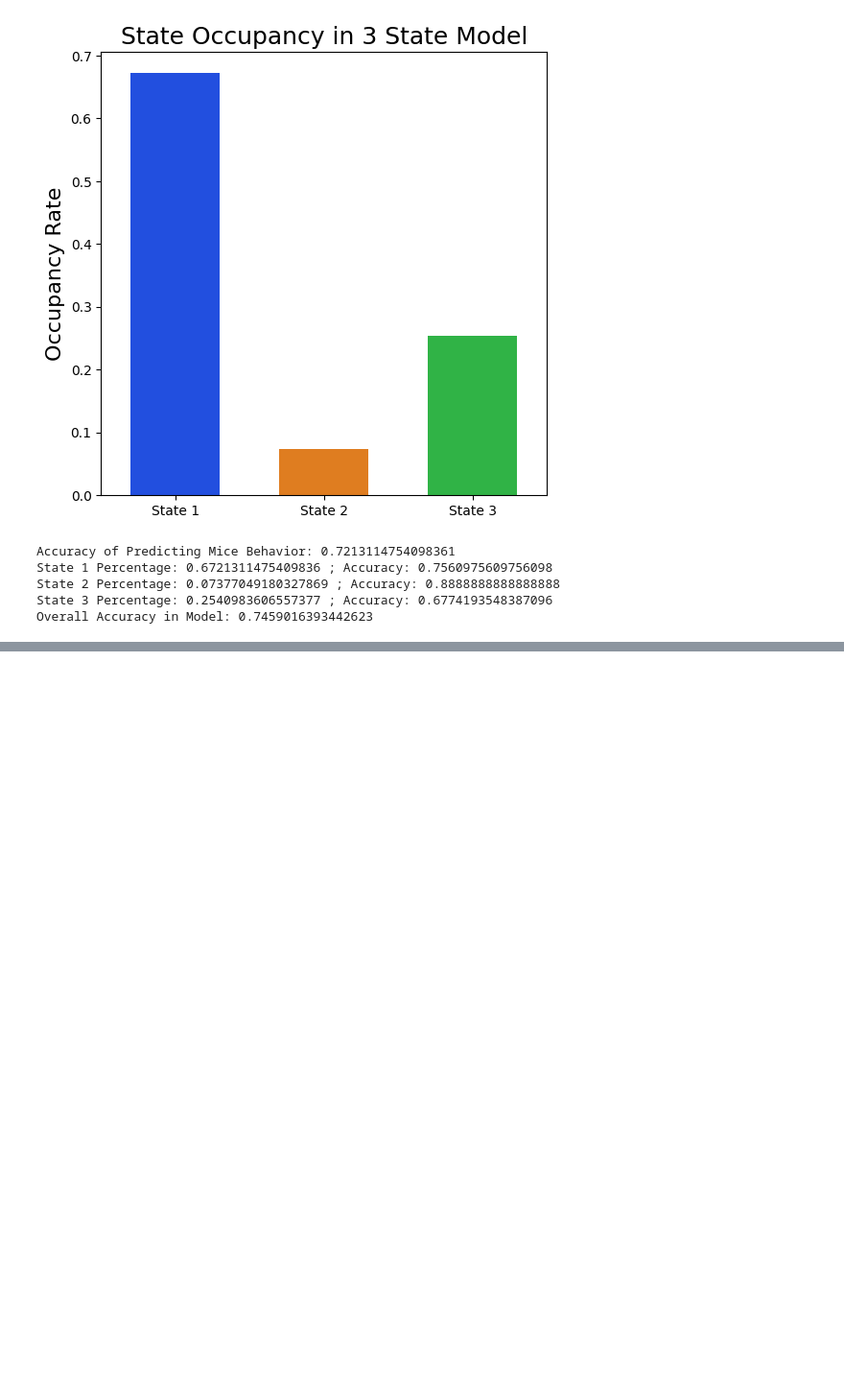
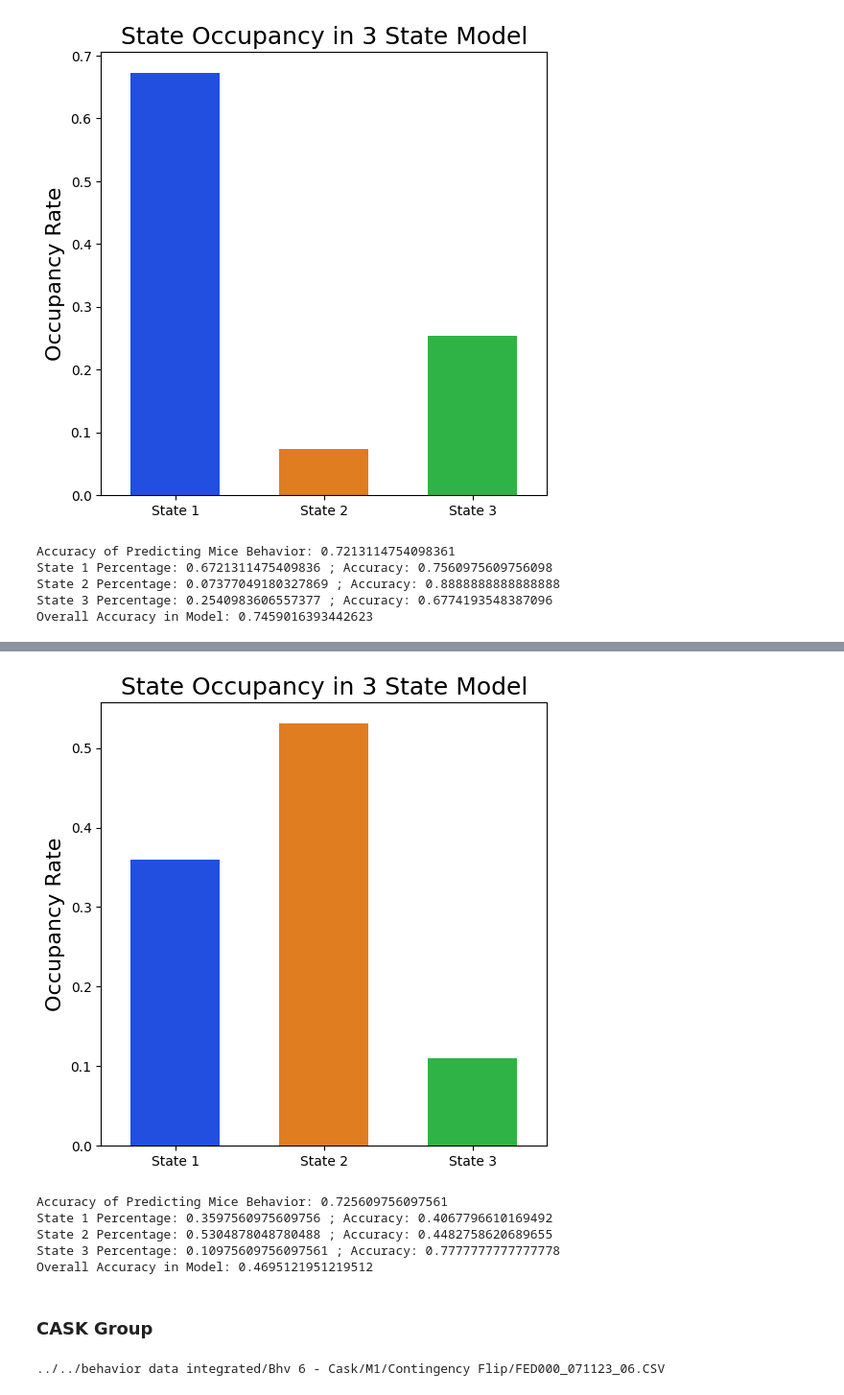
Before and after one commit to ftlabucsd/FEDUPP, a Jupyter notebook: HMM-GLM/GLM-HMM3.ipynb, the cells around one changed output, grey strips where cells are left out. Shown at 96% size. Saved outputs shown, nothing was run; the diff lists cells and outputs as text; code cells hidden in the pictures; blank space fills up the shorter version.

```diff
--- a/HMM-GLM/GLM-HMM3.ipynb
+++ b/HMM-GLM/GLM-HMM3.ipynb
@@ -111,0 +141,17 @@ Overall Accuracy in Model: 0.7459016393442623
+# %%
+uls.display_fitting_results(model, X, y)
+# %% [output]
+[figure, added]
+Accuracy of Predicting Mice Behavior: 0.725609756097561
+State 1 Percentage: 0.3597560975609756 ; Accuracy: 0.4067796610169492
+State 2 Percentage: 0.5304878048780488 ; Accuracy: 0.4482758620689655
+State 3 Percentage: 0.10975609756097561 ; Accuracy: 0.7777777777777778
+Overall Accuracy in Model: 0.4695121951219512
+# %% [markdown]
+### CASK Group
+# %%
+B6M1 = "../" + paths.contigency_flip_cask[0]
+print(B6M1)
+log, model, X, y = uls.model_training(B6M1, num_states=3, obs_dim=1, num_categories=2, max_iter=800, feat=feat)
+# %% [output]
+../../behavior data integrated/Bhv 6 - Cask/M1/Contingency Flip/FED000_071123_06.CSV
```
Also changed, not shown: parts of 8 cells of this notebook, 4 other files.
